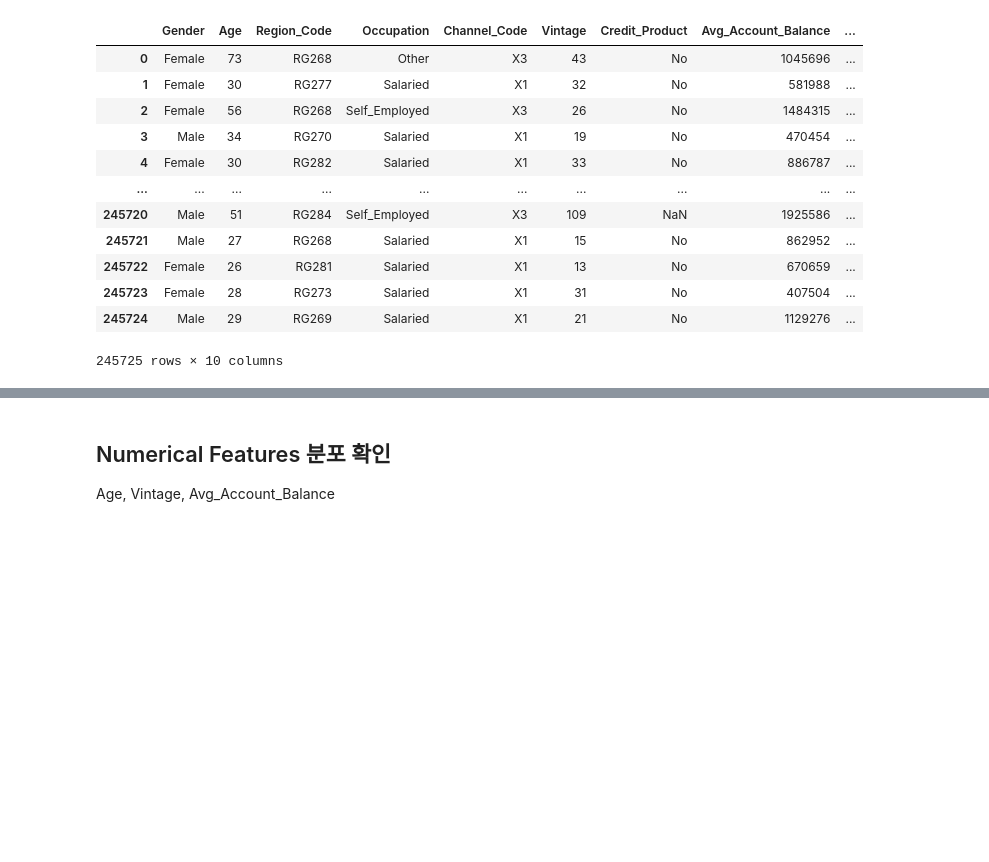
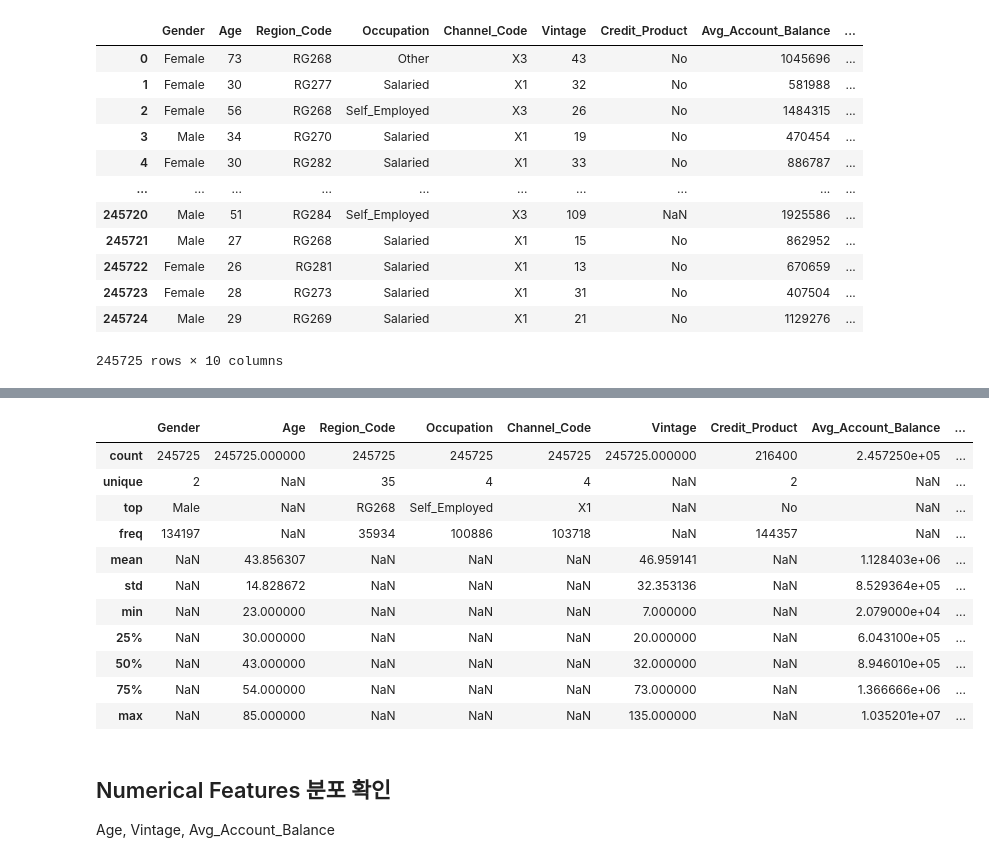
Before and after one commit to Oksusudom/Python_Learning, a Jupyter notebook: improvement.ipynb, the cells around one changed output, grey strips where cells are left out. Drawn from its saved outputs; the diff is of its cells as text; code cells hidden in the pictures; blank space fills up the shorter version.

```diff
--- a/improvement.ipynb
+++ b/improvement.ipynb
@@ -130,3 +113,18 @@ df
+# %%
+df.describe(include='all')
+# %% [output]
+|  | Gender | Age | Region_Code | Occupation | Channel_Code | Vintage | Credit_Product | Avg_Account_Balance | ... |
+| count | 245725 | 245725.000000 | 245725 | 245725 | 245725 | 245725.000000 | 216400 | 2.457250e+05 | ... |
+| unique | 2 | NaN | 35 | 4 | 4 | NaN | 2 | NaN | ... |
+| top | Male | NaN | RG268 | Self_Employed | X1 | NaN | No | NaN | ... |
+| freq | 134197 | NaN | 35934 | 100886 | 103718 | NaN | 144357 | NaN | ... |
+| mean | NaN | 43.856307 | NaN | NaN | NaN | 46.959141 | NaN | 1.128403e+06 | ... |
+| std | NaN | 14.828672 | NaN | NaN | NaN | 32.353136 | NaN | 8.529364e+05 | ... |
+| min | NaN | 23.000000 | NaN | NaN | NaN | 7.000000 | NaN | 2.079000e+04 | ... |
+| 25% | NaN | 30.000000 | NaN | NaN | NaN | 20.000000 | NaN | 6.043100e+05 | ... |
+| 50% | NaN | 43.000000 | NaN | NaN | NaN | 32.000000 | NaN | 8.946010e+05 | ... |
+| 75% | NaN | 54.000000 | NaN | NaN | NaN | 73.000000 | NaN | 1.366666e+06 | ... |
+| max | NaN | 85.000000 | NaN | NaN | NaN | 135.000000 | NaN | 1.035201e+07 | ... |
 # %% [markdown]
 ## Numerical Features 분포 확인
 
```
Also changed, not shown: parts of 13 cells of this notebook.
